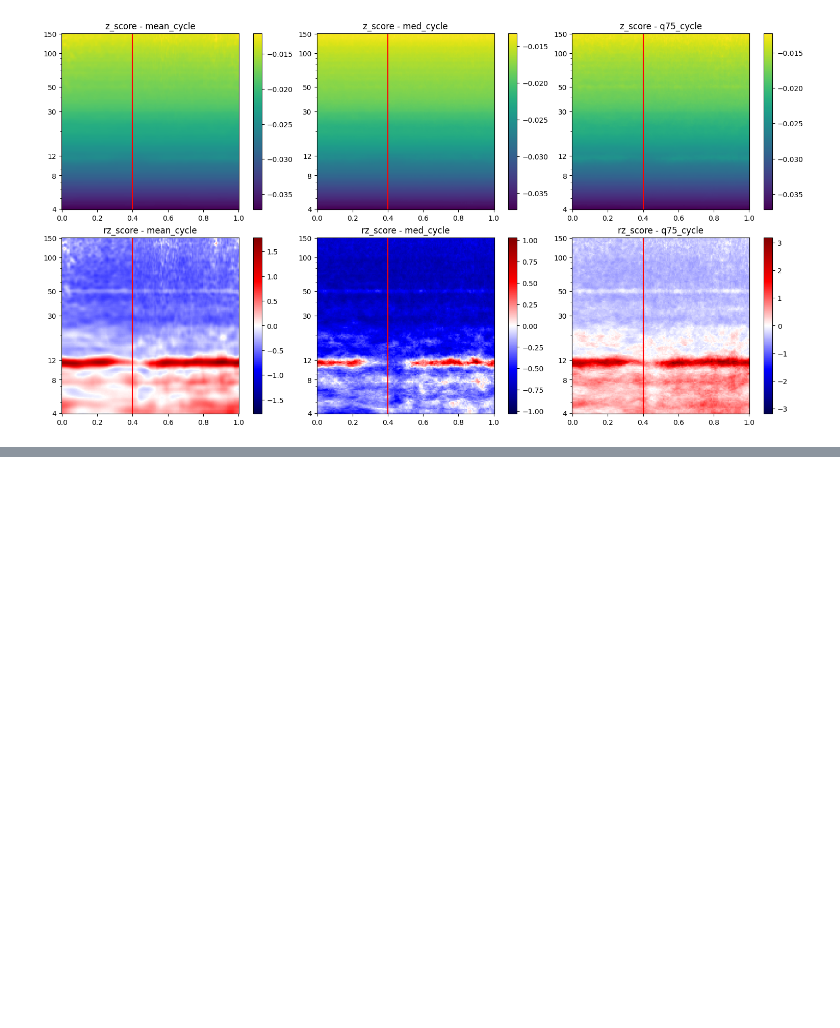
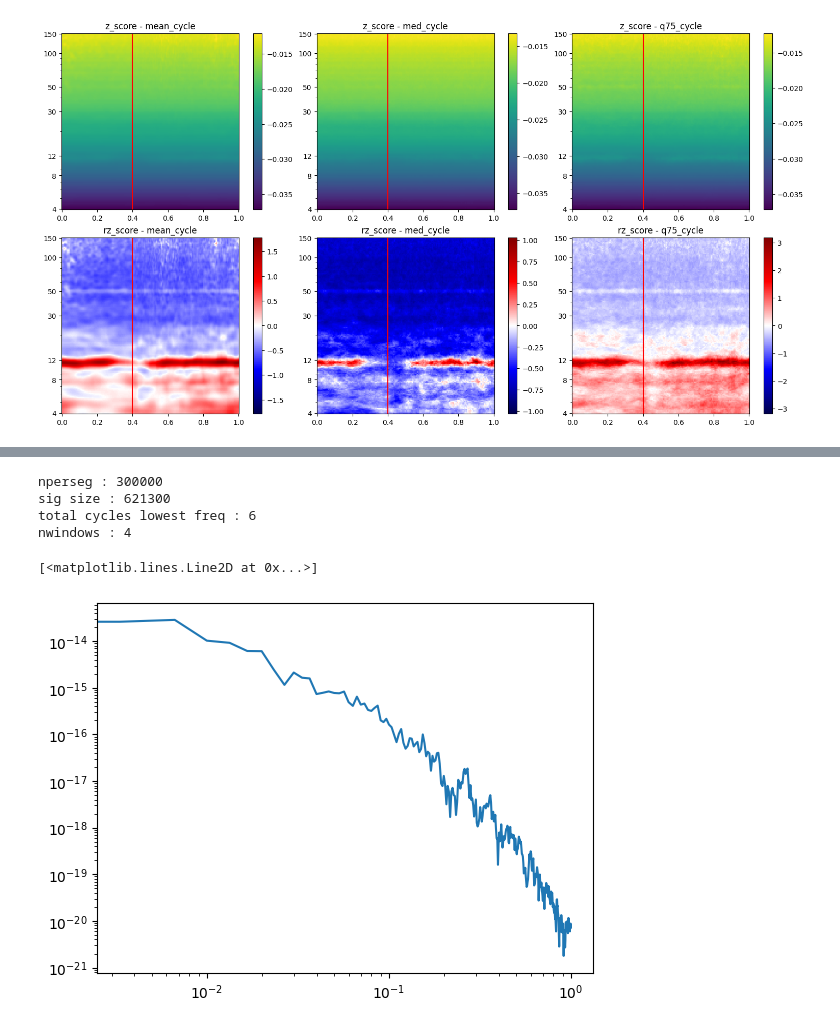
Before and after one commit to ValentinGhibaudo/Emosens_3, a Jupyter notebook: sandbox.ipynb, the cells around one changed output, grey strips where cells are left out. Drawn from its saved outputs; the diff is of its cells as text; code cells hidden in the pictures; blank space fills up the shorter version.

```diff
--- a/sandbox.ipynb
+++ b/sandbox.ipynb
@@ -119,0 +140,21 @@ for r,  baseline_mode in enumerate(power.coords['baseline_mode'].values):
+# %%
+run_key = 'P01_baseline'
+
+da = convert_vhdr_job.get(run_key)['raw']
+srate = da.attrs['srate']
+# %%
+eda = da.loc['GSR',:].values
+# %%
+f, Pxx = gh.spectre(eda, srate, 0.01, n_cycles = 3, verbose = True)
+# %% [output]
+nperseg : 300000
+sig size : 621300
+total cycles lowest freq : 6
+nwindows : 4
+# %%
+mask = f < 1
+fig, ax = plt.subplots()
+ax.loglog(f[mask], Pxx[mask])
+# %% [output]
+[<matplotlib.lines.Line2D at 0x...>]
+[figure, added]
```
Also changed, not shown: parts of 22 cells of this notebook, 8 other files.
